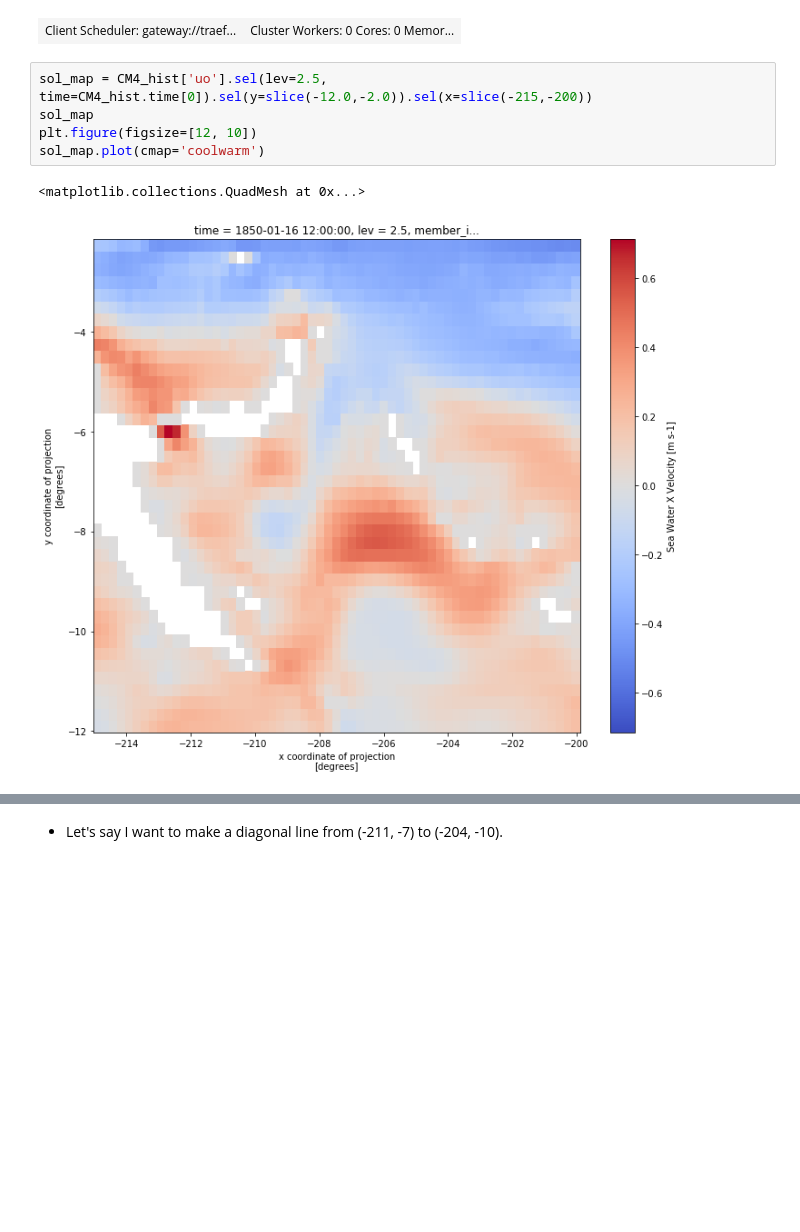
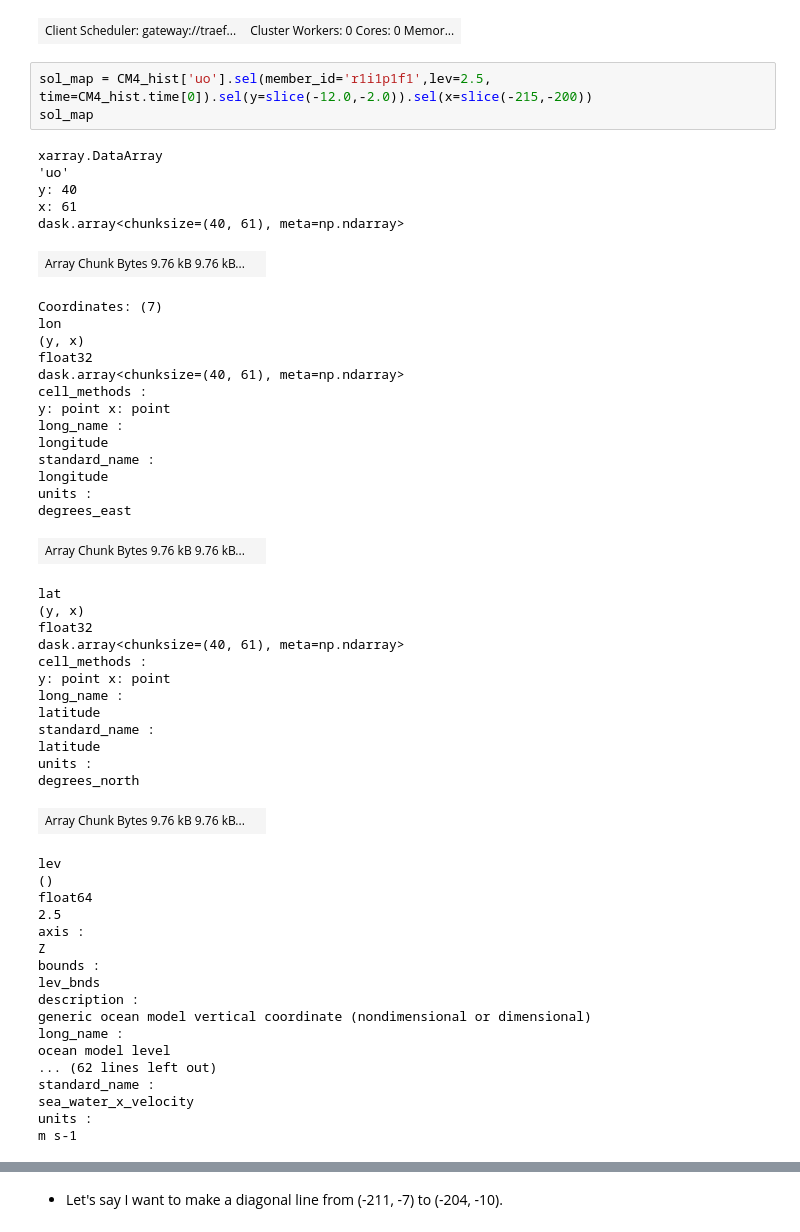
Before and after one commit to disandroa/Example-Notebooks, a Jupyter notebook: Initial Calculations/diag_cs.ipynb, the cells around one changed output, grey strips where cells are left out. Drawn from its saved outputs; the diff is of its cells as text; blank space fills up the shorter version.

```diff
--- a/Initial Calculations/diag_cs.ipynb
+++ b/Initial Calculations/diag_cs.ipynb
@@ -150,10 +154,56 @@ client
 # %% [output]
 | Client Scheduler: gateway://traef... | Cluster Workers: 0 Cores: 0 Memor... |
 # %%
-sol_map = CM4_hist['uo'].sel(lev=2.5, time=CM4_hist.time[0]).sel(y=slice(-12.0,-2.0)).sel(x=slice(-215,-200))
+sol_map = CM4_hist['uo'].sel(member_id='r1i1p1f1',lev=2.5, time=CM4_hist.time[0]).sel(y=slice(-12.0,-2.0)).sel(x=slice(-215,-200))
 sol_map
-plt.figure(figsize=[12, 10])
-sol_map.plot(cmap='coolwarm')
 # %% [output]
-<matplotlib.collections.QuadMesh at 0x...>
+xarray.DataArray
+'uo'
+y: 40
+x: 61
+dask.array<chunksize=(40, 61), meta=np.ndarray>
-[figure, removed]
+| Array Chunk Bytes 9.76 kB 9.76 kB... |  |
+Coordinates: (7)
+lon
+(y, x)
+float32
+dask.array<chunksize=(40, 61), meta=np.ndarray>
+cell_methods :
+y: point x: point
+long_name :
+longitude
+standard_name :
+longitude
+units :
+degrees_east
+| Array Chunk Bytes 9.76 kB 9.76 kB... |  |
+lat
+(y, x)
+float32
+dask.array<chunksize=(40, 61), meta=np.ndarray>
+cell_methods :
+y: point x: point
+long_name :
+latitude
+standard_name :
+latitude
+units :
+degrees_north
+| Array Chunk Bytes 9.76 kB 9.76 kB... |  |
+lev
+()
+float64
+2.5
+axis :
+Z
+bounds :
+lev_bnds
+description :
+generic ocean model vertical coordinate (nondimensional or dimensional)
+long_name :
+ocean model level
+... (62 lines left out)
+standard_name :
+sea_water_x_velocity
+units :
+m s-1
```
Also changed, not shown: parts of 6 cells of this notebook.
